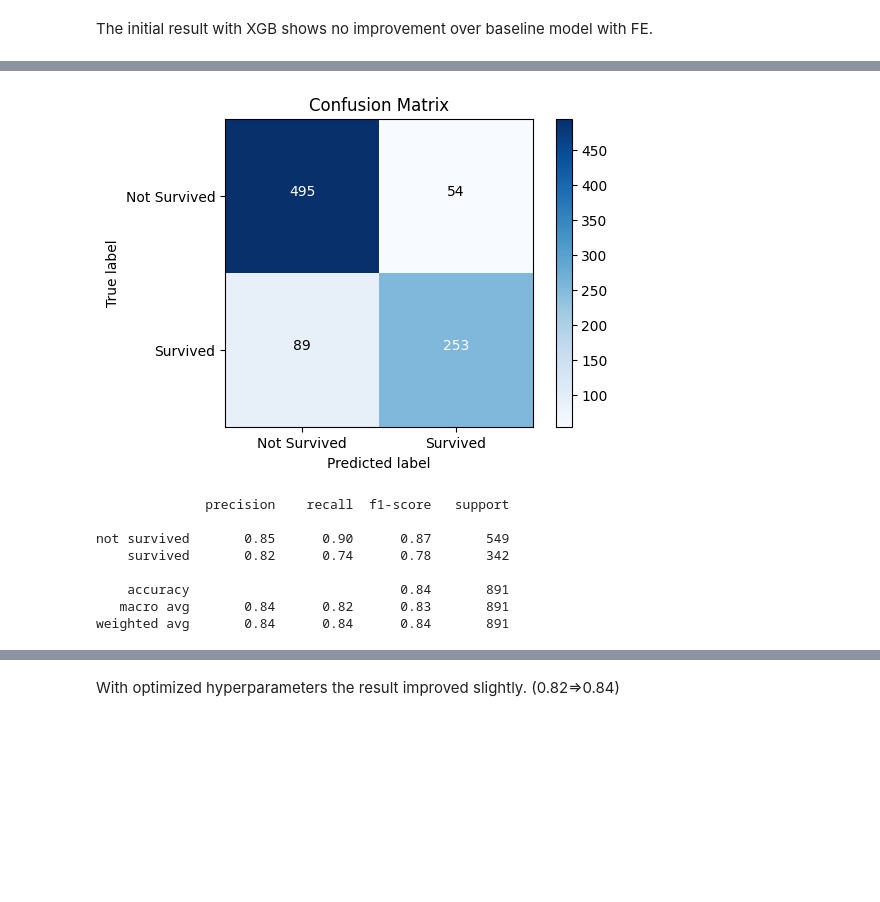
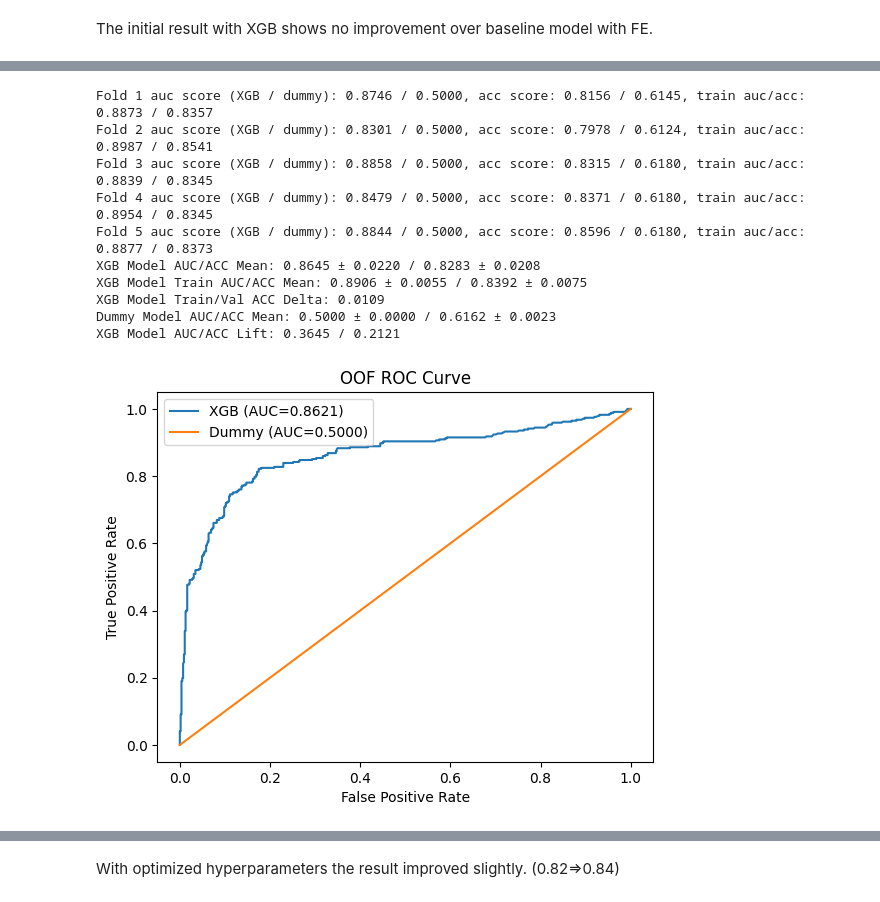
Before and after one commit to vvclin-git/kaggle-tabular-classification-titanic, a Jupyter notebook: notebooks/02_improve_train.ipynb, the cells around one changed output, grey strips where cells are left out. Saved outputs shown, nothing was run; the diff lists cells and outputs as text; code cells hidden in the pictures; blank space fills up the shorter version.

```diff
--- a/notebooks/02_improve_train.ipynb
+++ b/notebooks/02_improve_train.ipynb
@@ -843,13 +903,13 @@ def cv_eval_fn_xgb(params, score_type):
         colsample_bytree=colsample_bytree,
         reg_lambda=reg_lambda,
         reg_alpha=params['reg_alpha'],
-        random_state=42,
+        random_state=37,
         tree_method="hist",
         eval_metric="logloss",
     )
 
     pipe = Pipeline([
-        ('fe', FunctionTransformer(add_feats, validate=False)),
+        ('fe', FunctionTransformer(add_feats_xgb, validate=False)),
         ("preprocess", preprocess),
         ("model", xgb_model),
     ])
@@ -955,7 +1015,7 @@ std: 0.0143
 
 best_params = {
     k: v for k, v in best_xgb.items()
-    if k in {"n_estimators", "learning_rate", "max_depth", "subsample", "colsample_bytree", "reg_lambda"}
+    if k in {"n_estimators", "learning_rate", "max_depth", 'min_child_weight', 'gamma', "subsample", "colsample_bytree", "reg_lambda", 'reg_alpha'}
 }
 
 best_model = XGBClassifier(
@@ -966,21 +1026,22 @@ best_model = XGBClassifier(
 )
 
 best_pipe = Pipeline([
-    ('fe', FunctionTransformer(add_feats, validate=False)),
+    ('fe', FunctionTransformer(add_feats_xgb, validate=False)),
     ("preprocess", preprocess),
     ("model", best_model),
 ])
-best_pipe.fit(X, y)
-prob = best_pipe.predict_proba(X)[:, 1]
-y_pred = (prob >= 0.5).astype(int).squeeze()
-plot_confusion_matrix_and_report(y, y_pred)
-# %% [output]
-[figure, removed]
-              precision    recall  f1-score   support
-
-not survived       0.85      0.90      0.87       549
-    survived       0.82      0.74      0.78       342
-
-    accuracy                           0.84       891
-   macro avg       0.84      0.82      0.83       891
-weighted avg       0.84      0.84      0.84       891
+# %%
+
+perform_cv_xgb(groups, X, y, best_pipe, pipe_dummy, sgkf);
+# %% [output]
+Fold 1 auc score (XGB / dummy): 0.8746 / 0.5000, acc score: 0.8156 / 0.6145, train auc/acc: 0.8873 / 0.8357
+Fold 2 auc score (XGB / dummy): 0.8301 / 0.5000, acc score: 0.7978 / 0.6124, train auc/acc: 0.8987 / 0.8541
+Fold 3 auc score (XGB / dummy): 0.8858 / 0.5000, acc score: 0.8315 / 0.6180, train auc/acc: 0.8839 / 0.8345
+Fold 4 auc score (XGB / dummy): 0.8479 / 0.5000, acc score: 0.8371 / 0.6180, train auc/acc: 0.8954 / 0.8345
+Fold 5 auc score (XGB / dummy): 0.8844 / 0.5000, acc score: 0.8596 / 0.6180, train auc/acc: 0.8877 / 0.8373
+XGB Model AUC/ACC Mean: 0.8645 ± 0.0220 / 0.8283 ± 0.0208
+XGB Model Train AUC/ACC Mean: 0.8906 ± 0.0055 / 0.8392 ± 0.0075
+XGB Model Train/Val ACC Delta: 0.0109
+Dummy Model AUC/ACC Mean: 0.5000 ± 0.0000 / 0.6162 ± 0.0023
+XGB Model AUC/ACC Lift: 0.3645 / 0.2121
+[figure, added]
```
Also changed, not shown: parts of 8 cells of this notebook, 1 other file.
